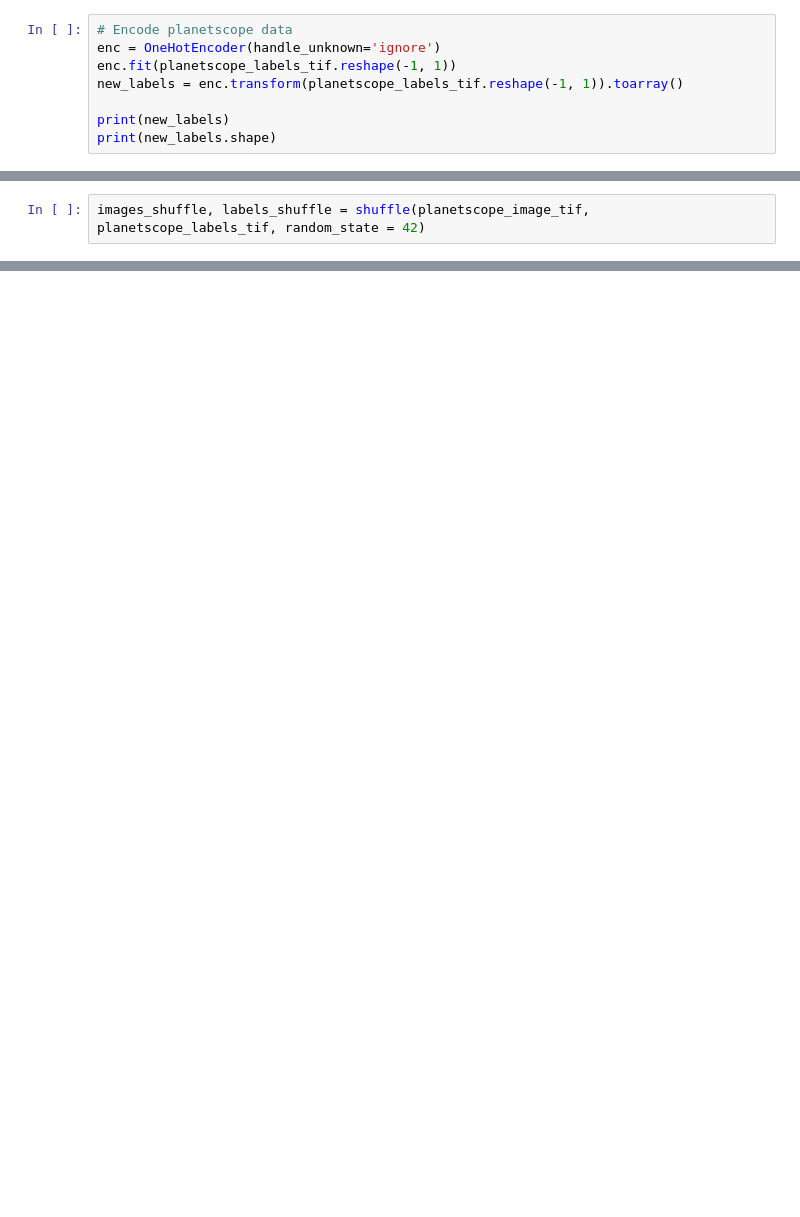
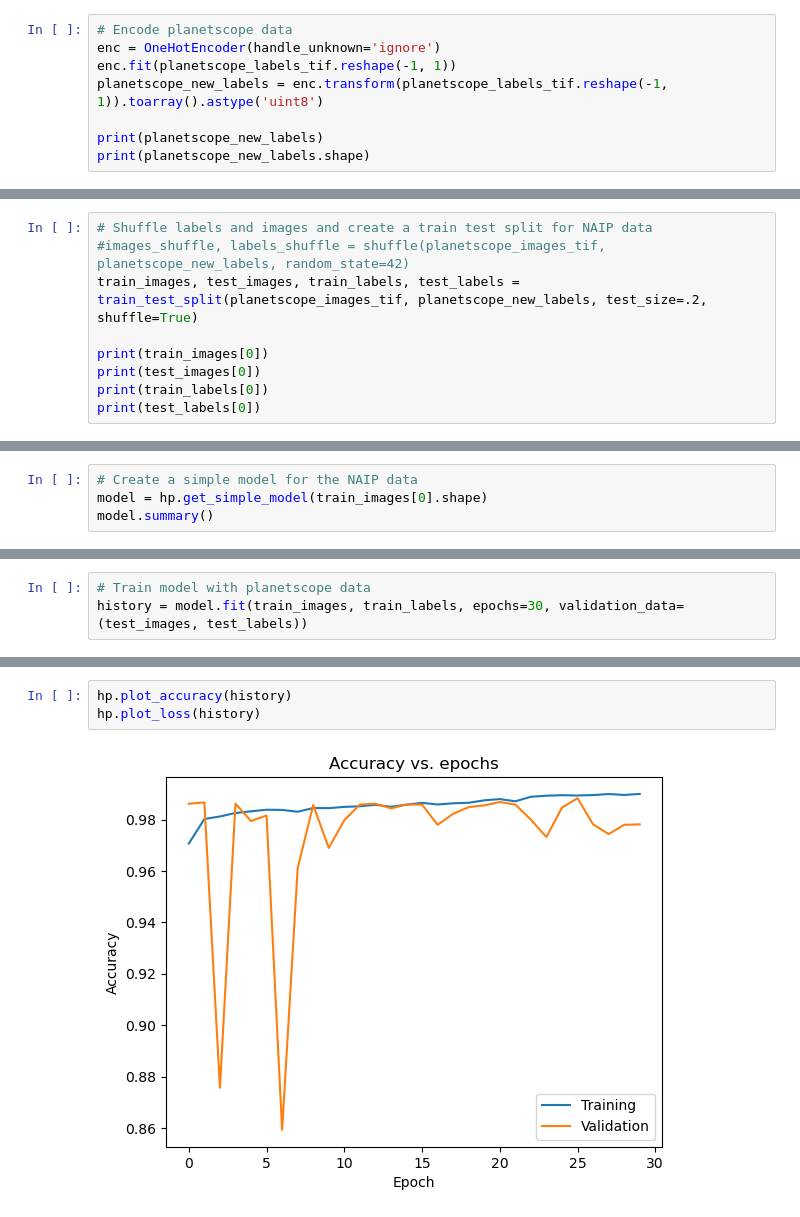
Before and after one commit to tylerjmwhit/Canopy_Damage_segmentation, a Jupyter notebook: dataset_classification.ipynb, the cells around one changed output, grey strips where cells are left out. Saved outputs shown, nothing was run; the diff lists cells and outputs as text; blank space fills up the shorter version.

Commit message:
Load in data from planetscope and create CNN for it

```diff
--- a/dataset_classification.ipynb
+++ b/dataset_classification.ipynb
@@ -29,8 +29,8 @@ percent complete: 100%
 # Encode planetscope data
 enc = OneHotEncoder(handle_unknown='ignore')
 enc.fit(planetscope_labels_tif.reshape(-1, 1))
-new_labels = enc.transform(planetscope_labels_tif.reshape(-1, 1)).toarray()
+planetscope_new_labels = enc.transform(planetscope_labels_tif.reshape(-1, 1)).toarray().astype('uint8')
 
-print(new_labels)
-print(new_labels.shape)
+print(planetscope_new_labels)
+print(planetscope_new_labels.shape)
 # %% [output]
@@ -44,3 +44,10 @@ print(new_labels.shape)
 (30466, 3)
 # %%
-images_shuffle, labels_shuffle = shuffle(planetscope_image_tif, planetscope_labels_tif, random_state = 42)
+# Shuffle labels and images and create a train test split for NAIP data
+#images_shuffle, labels_shuffle = shuffle(planetscope_images_tif, planetscope_new_labels, random_state=42)
+train_images, test_images, train_labels, test_labels = train_test_split(planetscope_images_tif, planetscope_new_labels, test_size=.2, shuffle=True)
+
+print(train_images[0])
+print(test_images[0])
+print(train_labels[0])
+print(test_labels[0])
@@ -46,0 +72,4 @@ images_shuffle, labels_shuffle = shuffle(planetscope_image_tif, planetscope_labe
+# %%
+# Create a simple model for the NAIP data
+model = hp.get_simple_model(train_images[0].shape)
+model.summary()
@@ -46,0 +101,3 @@ images_shuffle, labels_shuffle = shuffle(planetscope_image_tif, planetscope_labe
+# %%
+# Train model with planetscope data
+history = model.fit(train_images, train_labels, epochs=30, validation_data=(test_images, test_labels))
@@ -46,0 +122,5 @@ images_shuffle, labels_shuffle = shuffle(planetscope_image_tif, planetscope_labe
+# %%
+hp.plot_accuracy(history)
+hp.plot_loss(history)
+# %% [output]
+[figure, added]
```
Also changed, not shown: parts of 11 cells of this notebook, 2 other files.
